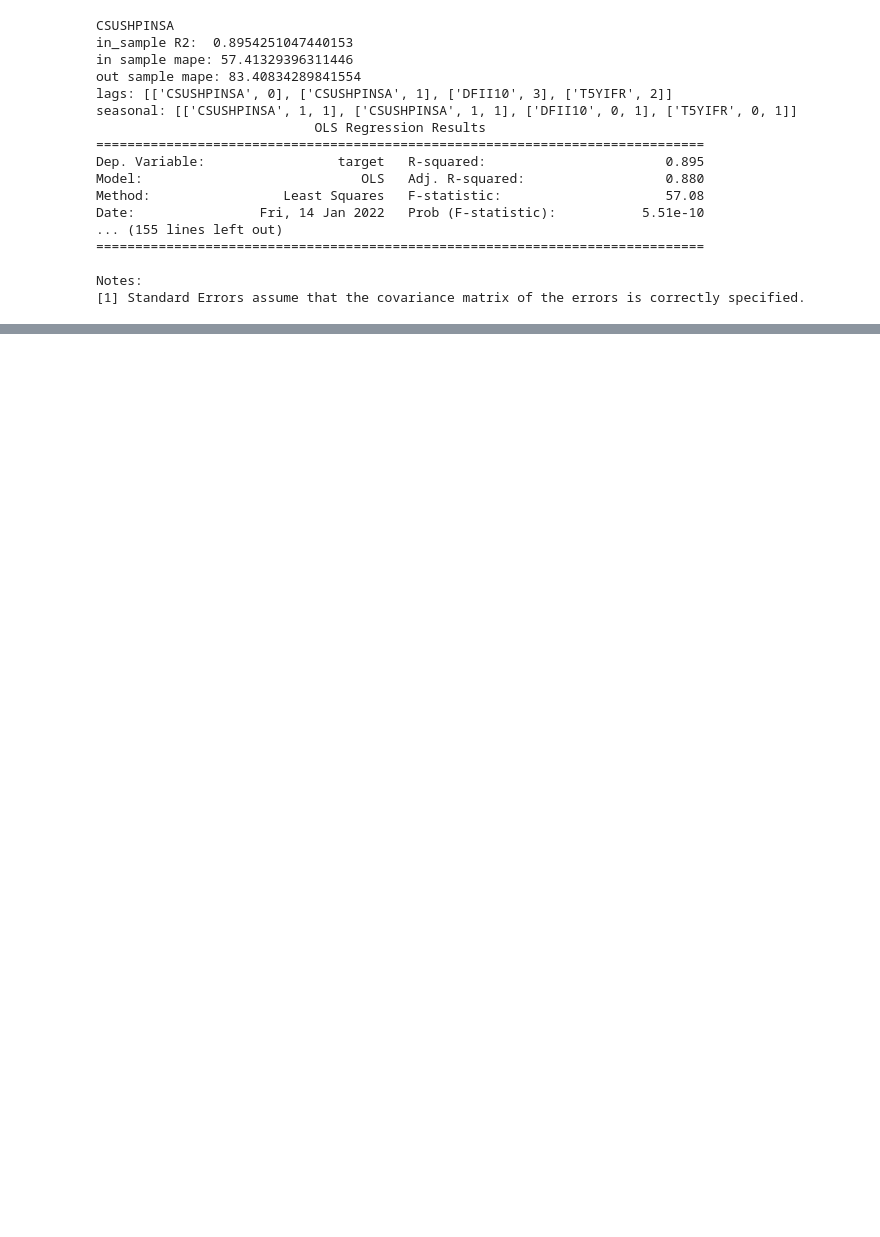
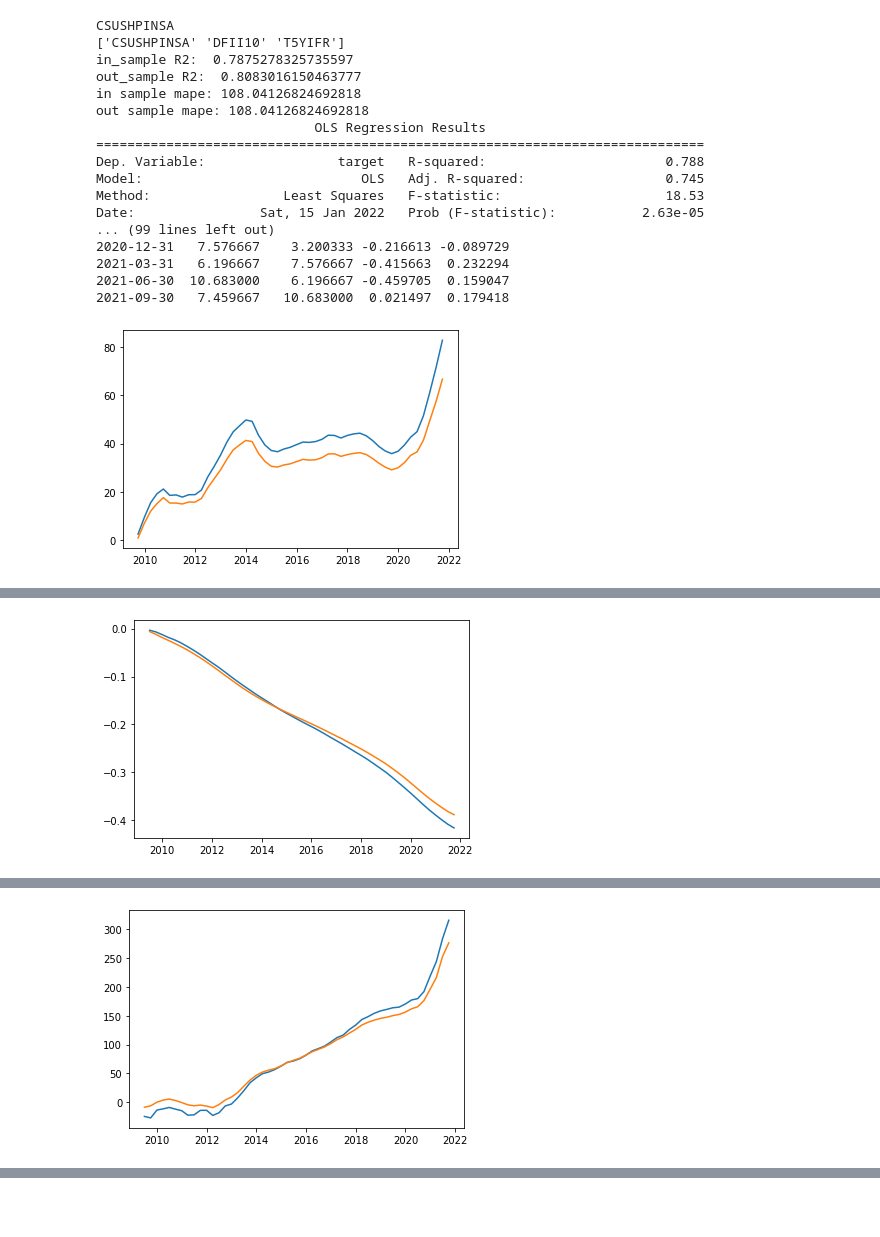
Before and after one commit to thistleknot/py_sock_par, a Jupyter notebook: Fred Analysis.ipynb, the cells around one changed output, grey strips where cells are left out. Drawn from its saved outputs; the diff is of its cells as text; code cells hidden in the pictures; blank space fills up the shorter version.

Commit message:
added plots, need to do undifferencing

```diff
--- a/Fred Analysis.ipynb
+++ b/Fred Analysis.ipynb
@@ -1400,2 +1557,2 @@ len(models_results.loc[decent_models])
 # %%
-#cleaned_
+together = pd.concat([ranModels_[['in-sample-mape']].replace([np.inf,'inf','error', -np.inf], np.nan).dropna().astype(float),ranModels_[['out-sample-mape']].replace([np.inf,'inf','error', -np.inf], np.nan).dropna().astype(float),r_sqr_in_,r_sqr_full_],axis=1).dropna()
@@ -1415,0 +1559,2 @@ len(models_results.loc[decent_models])
+# %%
+together.columns = ['in-sample-mape','out-sample-mape','r_sqr_in','r_sqr_full']
@@ -1415,0 +1564,2 @@ len(models_results.loc[decent_models])
+# %%
+decent_models = together[((together['out-sample-mape'] <=filters.iloc[2][0])*(together['r_sqr_in']>=filters['r_sqr_in'].iloc[3]))].index
@@ -1415,0 +1572,7 @@ len(models_results.loc[decent_models])
+# %%
+'''
+vars_ = list()
+vars_.append('target')
+for v in [*ranModels_.loc[decent_models].loc['CSUSHPINSA'][2].model.exog_names[1:]]:
+    vars_.append(v)
+'''
@@ -1416,28 +1604,57 @@ len(models_results.loc[decent_models])
 # %%
+
 for m in range(0,len(ranModels_.loc[decent_models])):
-    if(ranModels_.loc[decent_models].iloc[m][2].rsquared>.6):
+    #if(ranModels_.loc[decent_models].iloc[m][2].rsquared>filters['r_sqr'].iloc[3]):
+    if(ranModels_.loc[decent_models].iloc[m][2][0].rsquared>.6):
+        ccf_position = np.where(np.array(CCF_names) == decent_models[m])[0][0]
         print(decent_models[m])
-        print("in_sample R2: ", ranModels_.loc[decent_models].iloc[m][2].rsquared)
+        vars_ = ['target',*winners_results.loc[decent_models[m]][0]]
+        print(winners_results.loc[decent_models[m]][0])
+        #CCF_data.loc[decent_models[m]]
+        #dir(runModels(npa[0])[2][0])
+        print("in_sample R2: ", ranModels_.loc[decent_models].iloc[m][2][0].rsquared)
+        print("out_sample R2: ", ranModels_.loc[decent_models].iloc[m][2][1].rsquared)
         print("in sample mape:",ranModels_.loc[decent_models].iloc[m][0])
         print("out sample mape:",ranModels_.loc[decent_models].iloc[m][1])
+        print(ranModels_.loc[decent_models].iloc[m][3][0])
+        print(ranModels_.loc[decent_models].iloc[m][3][1])
+        print("seasonal:",ranModels_.loc[decent_models].iloc[m][5])
         print("lags:",ranModels_.loc[decent_models].iloc[m][4])
-        print("seasonal:",ranModels_.loc[decent_models].iloc[m][5])
-        print(ranModels_.loc[decent_models].iloc[m][3])
+        print(CCF_data[ccf_position][vars_].dropna().index[1])
+        print(training[-1])
+        print(CCF_data[ccf_position][vars_].dropna())
+        #in sample training prediction
+        in_sample_training_prediction = ranModels_.loc[decent_models].loc[CCF_names[ccf_position]]['models'][0].predict(CCF_data[np.where(np.array(CCF_names)==CCF_names[ccf_position])[0][0]].loc[training][vars_].dropna())
+        #out_sample training prediction
+        out_sample_training_prediction = ranModels_.loc[decent_models].loc[CCF_names[ccf_position]]['models'][0].predict(CCF_data[np.where(np.array(CCF_names)==CCF_names[ccf_position])[0][0]].loc[training][vars_].dropna())
+
+        #training model applied to all data
+        training_prediction_all_data = np.cumsum(ranModels_.loc[decent_models].loc[CCF_names[ccf_position]]['models'][0].predict(CCF_data[np.where(np.array(CCF_names)==CCF_names[ccf_position])[0][0]][vars_].dropna()))
+
+        #full model all data fit
+        full_prediction_all_data = np.cumsum(ranModels_.loc[decent_models].loc[CCF_names[ccf_position]]['models'][1].predict(CCF_data[np.where(np.array(CCF_names)==CCF_names[ccf_position])[0][0]][vars_].dropna()))
+
+
+        plt.plot(training_prediction_all_data)
+        plt.plot(full_prediction_all_data)
+
+        plt.show()
 # %% [output]
 CSUSHPINSA
-in_sample R2:  0.8954251047440153
-in sample mape: 57.41329396311446
-out sample mape: 83.40834289841554
-lags: [['CSUSHPINSA', 0], ['CSUSHPINSA', 1], ['DFII10', 3], ['T5YIFR', 2]]
-seasonal: [['CSUSHPINSA', 1, 1], ['CSUSHPINSA', 1, 1], ['DFII10', 0, 1], ['T5YIFR', 0, 1]]
+['CSUSHPINSA' 'DFII10' 'T5YIFR']
+in_sample R2:  0.7875278325735597
+out_sample R2:  0.8083016150463777
+in sample mape: 108.04126824692818
+out sample mape: 108.04126824692818
                             OLS Regression Results
 ==============================================================================
-Dep. Variable:                 target   R-squared:                       0.895
-Model:                            OLS   Adj. R-squared:                  0.880
-Method:                 Least Squares   F-statistic:                     57.08
-Date:                Fri, 14 Jan 2022   Prob (F-statistic):           5.51e-10
-... (155 lines left out)
-==============================================================================
-
-Notes:
-[1] Standard Errors assume that the covariance matrix of the errors is correctly specified.
+Dep. Variable:                 target   R-squared:                       0.788
+Model:                            OLS   Adj. R-squared:                  0.745
+Method:                 Least Squares   F-statistic:                     18.53
+Date:                Sat, 15 Jan 2022   Prob (F-statistic):           2.63e-05
+... (99 lines left out)
+2020-12-31   7.576667    3.200333 -0.216613 -0.089729
+2021-03-31   6.196667    7.576667 -0.415663  0.232294
+2021-06-30  10.683000    6.196667 -0.459705  0.159047
+2021-09-30   7.459667   10.683000  0.021497  0.179418
+[figure, added]
@@ -1443,0 +1678 @@ Notes:
+[figure, added]
@@ -1443,0 +1696 @@ Notes:
+[figure, added]
```
Also changed, not shown: parts of 66 cells of this notebook, 1 other file.
